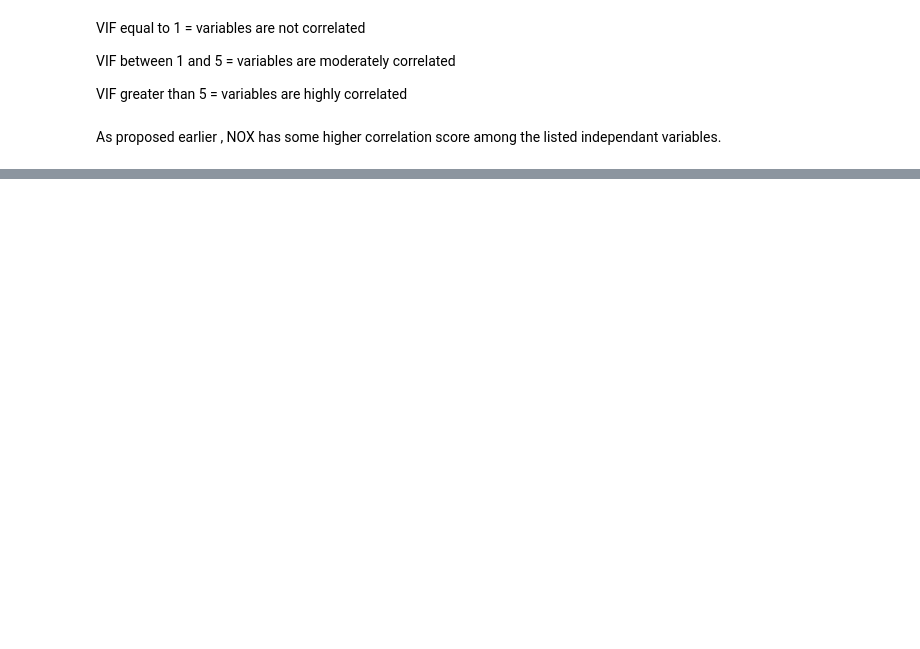
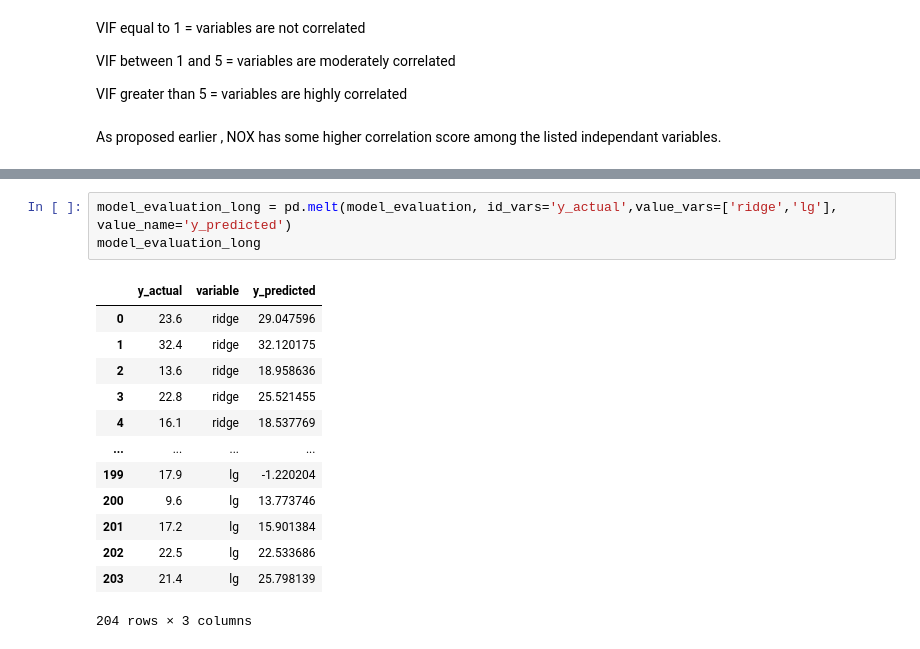
Before and after one commit to Luka-998/PY, a Jupyter notebook: Python Data Science - Learning Path/Final Project/_notebooks/pre_processing.ipynb, the cells around one changed output, grey strips where cells are left out. Saved outputs shown, nothing was run; the diff lists cells and outputs as text; blank space fills up the shorter version.

```diff
--- a/Python Data Science - Learning Path/Final Project/_notebooks/pre_processing.ipynb
+++ b/Python Data Science - Learning Path/Final Project/_notebooks/pre_processing.ipynb
@@ -1237,0 +1253,17 @@ vifs_ge4
+# %%
+model_evaluation_long = pd.melt(model_evaluation, id_vars='y_actual',value_vars=['ridge','lg'], value_name='y_predicted')
+model_evaluation_long
+# %% [output]
+|  | y_actual | variable | y_predicted |
+| 0 | 23.6 | ridge | 29.047596 |
+| 1 | 32.4 | ridge | 32.120175 |
+| 2 | 13.6 | ridge | 18.958636 |
+| 3 | 22.8 | ridge | 25.521455 |
+| 4 | 16.1 | ridge | 18.537769 |
+| ... | ... | ... | ... |
+| 199 | 17.9 | lg | -1.220204 |
+| 200 | 9.6 | lg | 13.773746 |
+| 201 | 17.2 | lg | 15.901384 |
+| 202 | 22.5 | lg | 22.533686 |
+| 203 | 21.4 | lg | 25.798139 |
+204 rows × 3 columns
```
Also changed, not shown: parts of 8 cells of this notebook.
